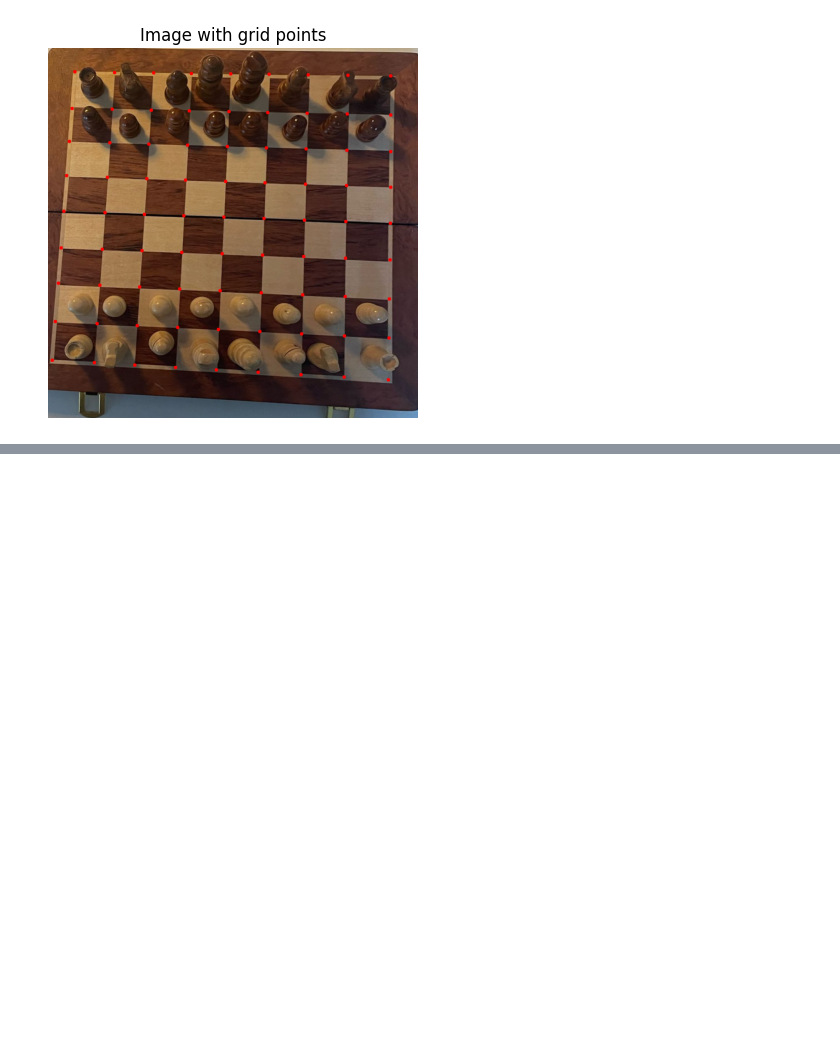
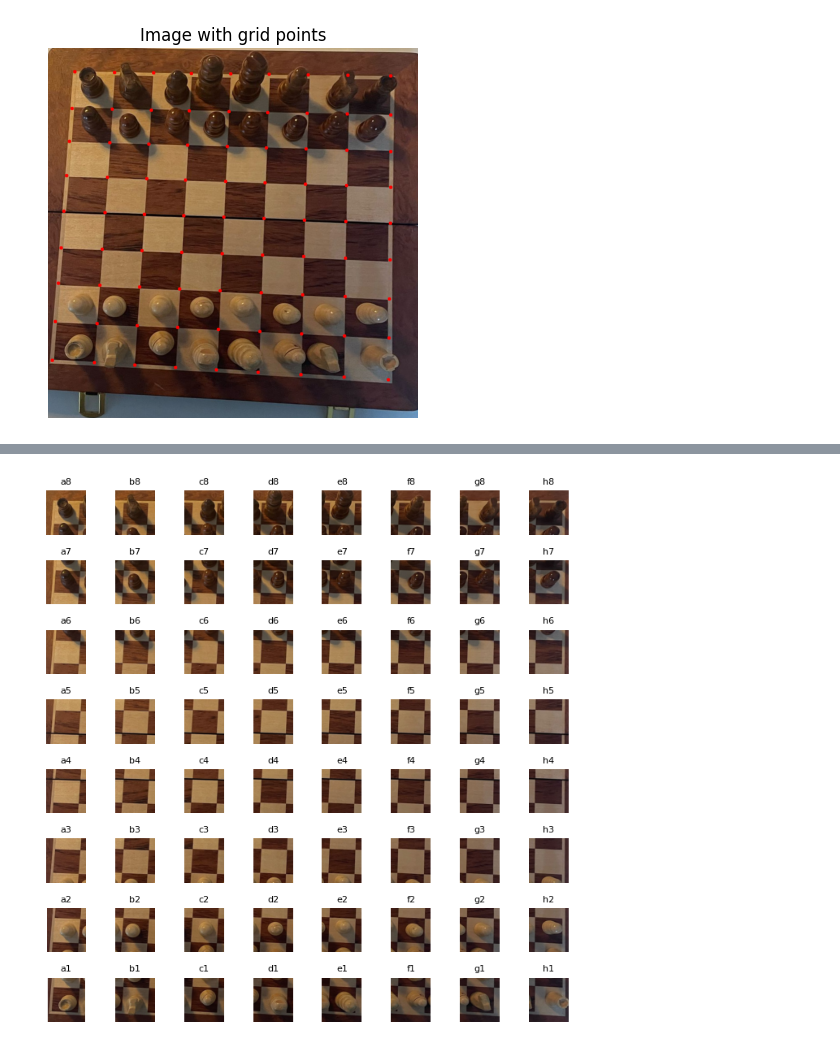
Before and after one commit to louislhotte/chess-computer-vision, a Jupyter notebook: app_v2.ipynb, the cells around one changed output, grey strips where cells are left out. Saved outputs shown, nothing was run; the diff lists cells and outputs as text; code cells hidden in the pictures; blank space fills up the shorter version.

```diff
--- a/app_v2.ipynb
+++ b/app_v2.ipynb
@@ -390,0 +509,20 @@ def points_to_keep(pts_on_horizontal_lines, pts_on_vertical_lines):
+# %%
+def show_cells(cells_dict, fig_length=6, fig_height=6):
+    grid_size=8
+    fig, axs = plt.subplots(grid_size, grid_size, figsize=(fig_length, fig_height))
+    labels = sorted(cells_dict.keys(), key=lambda label: (int(label[1]), label[0]))
+
+    for idx, label in enumerate(labels):
+        i, j = divmod(idx, grid_size)
+        i = grid_size - 1 - i  # Inverser l'axe vertical pour que 'a' soit en bas
+        cell = cells_dict[label]
+        if cell is not None and cell.size > 0:
+            cell_rgb = cv2.cvtColor(cell, cv2.COLOR_BGR2RGB)
+            axs[i, j].imshow(cell_rgb)
+        else:
+            axs[i, j].imshow(np.zeros((10, 10, 3), dtype=np.uint8))
+        axs[i, j].axis('off')
+        axs[i, j].set_title(label, fontsize=8)
+
+    plt.tight_layout()
+    plt.show()
@@ -440,0 +711,6 @@ show_image_rgb(cropped_with_grid_points, "Image with grid points")
+# %%
+avg_square_length = square_length(grid_points)
+board_mapping = split_image(cropped, grid_center_points, avg_square_length, length_threshold=70, height_threshold=90)
+show_cells(board_mapping, fig_length=7, fig_height=7)
+# %% [output]
+[figure, added]
```
Also changed, not shown: parts of 14 cells of this notebook.
